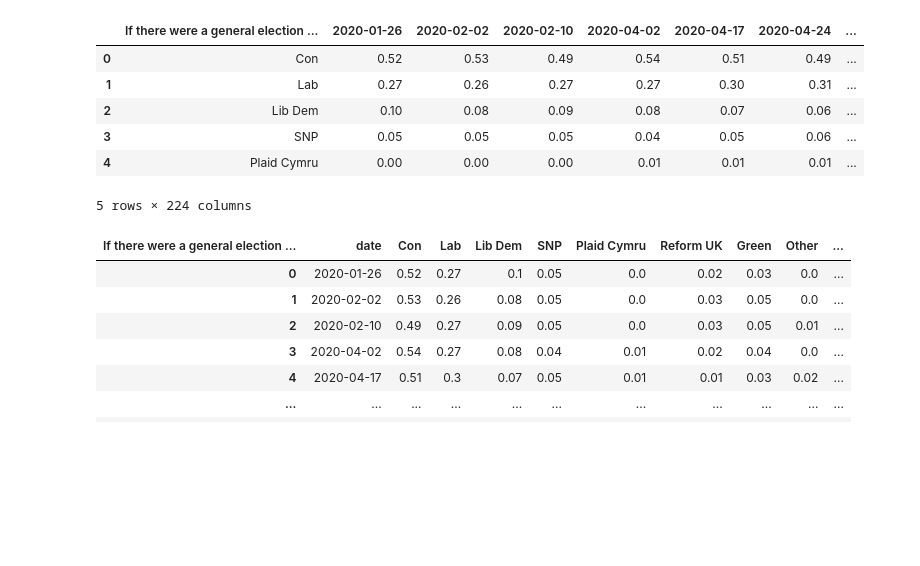
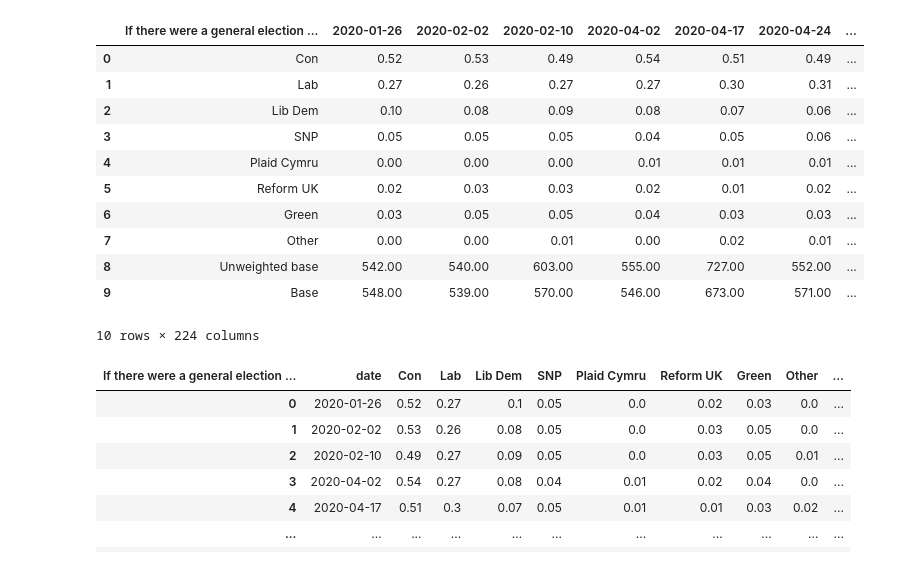
Before and after one commit to z-dickson/UK_2024_GE_Prediction, a Jupyter notebook: demo_MRP.ipynb, the cells around one changed output. Drawn from its saved outputs; the diff is of its cells as text; code cells hidden in the pictures; blank space fills up the shorter version.

```diff
--- a/demo_MRP.ipynb
+++ b/demo_MRP.ipynb
@@ -27,13 +27,18 @@ print(functions_list)
 # %%
-pd.read_excel('data/yougov_voting_intention.xlsx', sheet_name='Male').head(5)
+pd.read_excel('data/yougov_voting_intention.xlsx', sheet_name='Male')
 # %% [output]
 |  | If there were a general election ... | 2020-01-26 | 2020-02-02 | 2020-02-10 | 2020-04-02 | 2020-04-17 | 2020-04-24 | ... |
 | 0 | Con | 0.52 | 0.53 | 0.49 | 0.54 | 0.51 | 0.49 | ... |
 | 1 | Lab | 0.27 | 0.26 | 0.27 | 0.27 | 0.30 | 0.31 | ... |
 | 2 | Lib Dem | 0.10 | 0.08 | 0.09 | 0.08 | 0.07 | 0.06 | ... |
 | 3 | SNP | 0.05 | 0.05 | 0.05 | 0.04 | 0.05 | 0.06 | ... |
 | 4 | Plaid Cymru | 0.00 | 0.00 | 0.00 | 0.01 | 0.01 | 0.01 | ... |
+| 5 | Reform UK | 0.02 | 0.03 | 0.03 | 0.02 | 0.01 | 0.02 | ... |
+| 6 | Green | 0.03 | 0.05 | 0.05 | 0.04 | 0.03 | 0.03 | ... |
+| 7 | Other | 0.00 | 0.00 | 0.01 | 0.00 | 0.02 | 0.01 | ... |
+| 8 | Unweighted base | 542.00 | 540.00 | 603.00 | 555.00 | 727.00 | 552.00 | ... |
+| 9 | Base | 548.00 | 539.00 | 570.00 | 546.00 | 673.00 | 571.00 | ... |
-5 rows × 224 columns
+10 rows × 224 columns
 # %%
 cols_to_agg = ['Male','Female', 'ABC1', 'C2DE', '18-24', '25-49', '50-64', '65+', 'Remain', 'Leave', 'All adults']
 
```
Also changed, not shown: parts of 38 cells of this notebook, 3 other files.
